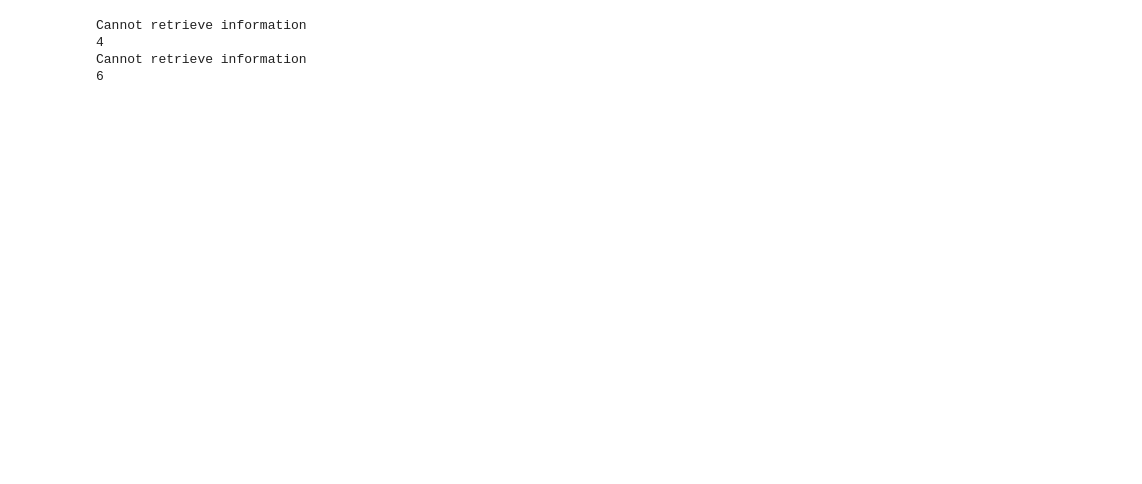
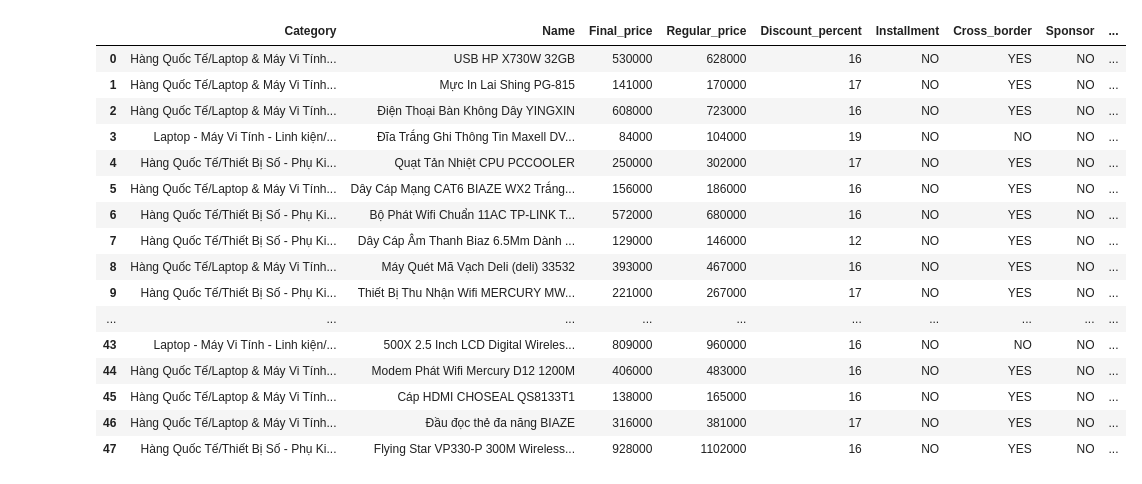
Before and after one commit to nguyentrongoanh/CS_weekly_project, a Jupyter notebook: WebScraping.ipynb, the cells around one changed output. Saved outputs shown, nothing was run; the diff lists cells and outputs as text; code cells hidden in the pictures; blank space fills up the shorter version.

```diff
--- a/WebScraping.ipynb
+++ b/WebScraping.ipynb
@@ -22,7 +22,7 @@ def get_url(url):
 # select the tag that contains the product
 
 
-def scrape_tiki(url='https://tiki.vn/laptop-may-vi-tinh-linh-kien/c1846?src=c.1846.hamburger_menu_fly_out_banner&_lc=Vk4wMzkwMTIwMDI%3D'):
+def scrape_tiki(url='https://tiki.vn/laptop-may-vi-tinh-linh-kien/c1846?_lc=Vk4wMzkwMTIwMDI%3D&src=c.1846.hamburger_menu_fly_out_banner&is_cross_border=1'):
     """Scrape info of products in Laptop-PC"""
 
     page = 1
@@ -37,9 +37,9 @@ def scrape_tiki(url='https://tiki.vn/laptop-may-vi-tinh-linh-kien/c1846?src=c.18
     # Store product info in a list
     data = []
 
-    page = 1
+    page = 4
 
-    while products != None and page < 10:
+    while products != None and page < 5:
         # Update url including page
         url = url + '&page=' + str(page)
         soup = get_url(url)
@@ -71,11 +71,16 @@ def scrape_tiki(url='https://tiki.vn/laptop-may-vi-tinh-linh-kien/c1846?src=c.18
                 #print(d['Url'])
                 d['Image_url'] = product.find('img', {'class':'product-image img-responsive'})['src']
                 #print(d['Image'])
-                d['Final_price'] = int(list(product.find('p', {'class':'price-sale'}).text.split())[0].replace('đ', '').replace('.', '', -1))
-                #print(d['Final_Price'])
-                d['Regular_price'] = int(list(product.find('p', {'class':'price-sale'}).text.split())[2].replace('đ', '').replace('.', '', -1))
-                #print(d['Regular_Price'])
-                d['Discount_percent'] = int(list(product.find('p', {'class':'price-sale'}).text.split())[1].replace('-', '').replace('%',''))
+
+                try:
+                    d['Final_price'] = int(list(product.find('p', {'class':'price-sale'}).text.split())[0].replace('đ', '').replace('.', '', -1))
+                    #print(d['Final_Price'])
+                    d['Regular_price'] = int(list(product.find('p', {'class':'price-sale'}).text.split())[2].replace('đ', '').replace('.', '', -1))
+                    #print(d['Regular_Price'])
+                    d['Discount_percent'] = int(list(product.find('p', {'class':'price-sale'}).text.split())[1].replace('-', '').replace('%',''))
+                except:
+                    d['Regular_price'] = d['Final_price']
+                    d['Discount_percent'] = 0
 
                 if product.find('p', {'class':'installment'}):
                     installment = 'YES'
@@ -98,37 +103,53 @@ def scrape_tiki(url='https://tiki.vn/laptop-may-vi-tinh-linh-kien/c1846?src=c.18
                 #print(sponsor)
 
                 d['Sponsor'] = sponsor
 
                 try:
-                    d['Rating'] = int(product.find('span', {'class':'rating-content'}).span['style'][-3:-1])
+                    d['Rating'] = int(product.find('span', {'class':'rating-content'}).span['style'][6:-1])
                     d['Rating_by_stars'] = d['Rating'] * 5 / 100
                 except:
                     d['Rating'] = 0
 
                 if d['Rating'] == 0:
                     d['Reviews'] = 0
+                    d['Rating_by_stars'] = 0
                 else:
                     d['Reviews'] = int(product.find('p', {'class':'review'}).text.replace('(', '').split()[0])
 
                 data.append(d)
 
             except:
                 print('Cannot retrieve information')
-                print(page)
+                #print(page)
+                #print(d['Name'])
+                #print(d['Discount_percent'])
 
         # Avoid get banned
-        sleep(10)
+        #sleep(10)
 
         # Increase page
         page += 1
 
     return data
 
 data = scrape_tiki()
 pd.DataFrame(data = data, columns = data[0].keys())
 # print(scrape_tiki())
 # %% [output]
-Cannot retrieve information
-4
-Cannot retrieve information
-6
+|  | Category | Name | Final_price | Regular_price | Discount_percent | Installment | Cross_border | Sponsor | ... |
+| 0 | Hàng Quốc Tế/Laptop & Máy Vi Tính... | USB HP X730W 32GB | 530000 | 628000 | 16 | NO | YES | NO | ... |
+| 1 | Hàng Quốc Tế/Laptop & Máy Vi Tính... | Mực In Lai Shing PG-815 | 141000 | 170000 | 17 | NO | YES | NO | ... |
+| 2 | Hàng Quốc Tế/Laptop & Máy Vi Tính... | Điện Thoại Bàn Không Dây YINGXIN | 608000 | 723000 | 16 | NO | YES | NO | ... |
+| 3 | Laptop - Máy Vi Tính - Linh kiện/... | Đĩa Trắng Ghi Thông Tin Maxell DV... | 84000 | 104000 | 19 | NO | NO | NO | ... |
+| 4 | Hàng Quốc Tế/Thiết Bị Số - Phụ Ki... | Quạt Tản Nhiệt CPU PCCOOLER | 250000 | 302000 | 17 | NO | YES | NO | ... |
+| 5 | Hàng Quốc Tế/Laptop & Máy Vi Tính... | Dây Cáp Mạng CAT6 BIAZE WX2 Trắng... | 156000 | 186000 | 16 | NO | YES | NO | ... |
+| 6 | Hàng Quốc Tế/Thiết Bị Số - Phụ Ki... | Bộ Phát Wifi Chuẩn 11AC TP-LINK T... | 572000 | 680000 | 16 | NO | YES | NO | ... |
+| 7 | Hàng Quốc Tế/Thiết Bị Số - Phụ Ki... | Dây Cáp Âm Thanh Biaz 6.5Mm Dành ... | 129000 | 146000 | 12 | NO | YES | NO | ... |
+| 8 | Hàng Quốc Tế/Laptop & Máy Vi Tính... | Máy Quét Mã Vạch Deli (deli) 33532 | 393000 | 467000 | 16 | NO | YES | NO | ... |
+| 9 | Hàng Quốc Tế/Thiết Bị Số - Phụ Ki... | Thiết Bị Thu Nhận Wifi MERCURY MW... | 221000 | 267000 | 17 | NO | YES | NO | ... |
+| ... | ... | ... | ... | ... | ... | ... | ... | ... | ... |
+| 43 | Laptop - Máy Vi Tính - Linh kiện/... | 500X 2.5 Inch LCD Digital Wireles... | 809000 | 960000 | 16 | NO | NO | NO | ... |
+| 44 | Hàng Quốc Tế/Laptop & Máy Vi Tính... | Modem Phát Wifi Mercury D12 1200M | 406000 | 483000 | 16 | NO | YES | NO | ... |
+| 45 | Hàng Quốc Tế/Laptop & Máy Vi Tính... | Cáp HDMI CHOSEAL QS8133T1 | 138000 | 165000 | 16 | NO | YES | NO | ... |
+| 46 | Hàng Quốc Tế/Laptop & Máy Vi Tính... | Đầu đọc thẻ đa năng BIAZE | 316000 | 381000 | 17 | NO | YES | NO | ... |
+| 47 | Hàng Quốc Tế/Thiết Bị Số - Phụ Ki... | Flying Star VP330-P 300M Wireless... | 928000 | 1102000 | 16 | NO | YES | NO | ... |
```
